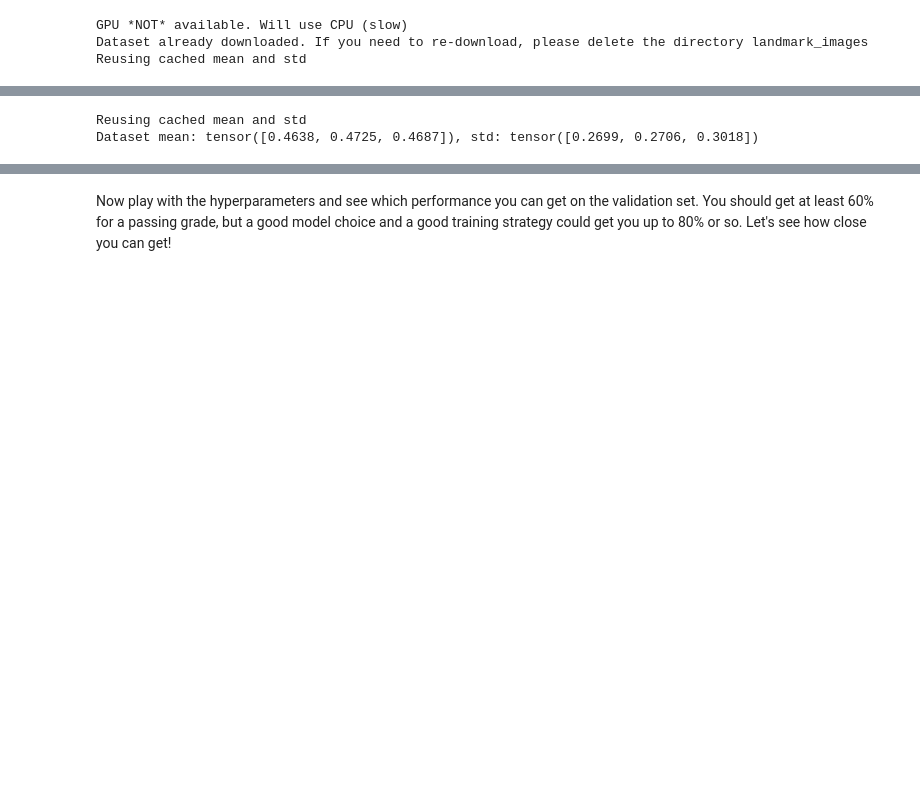
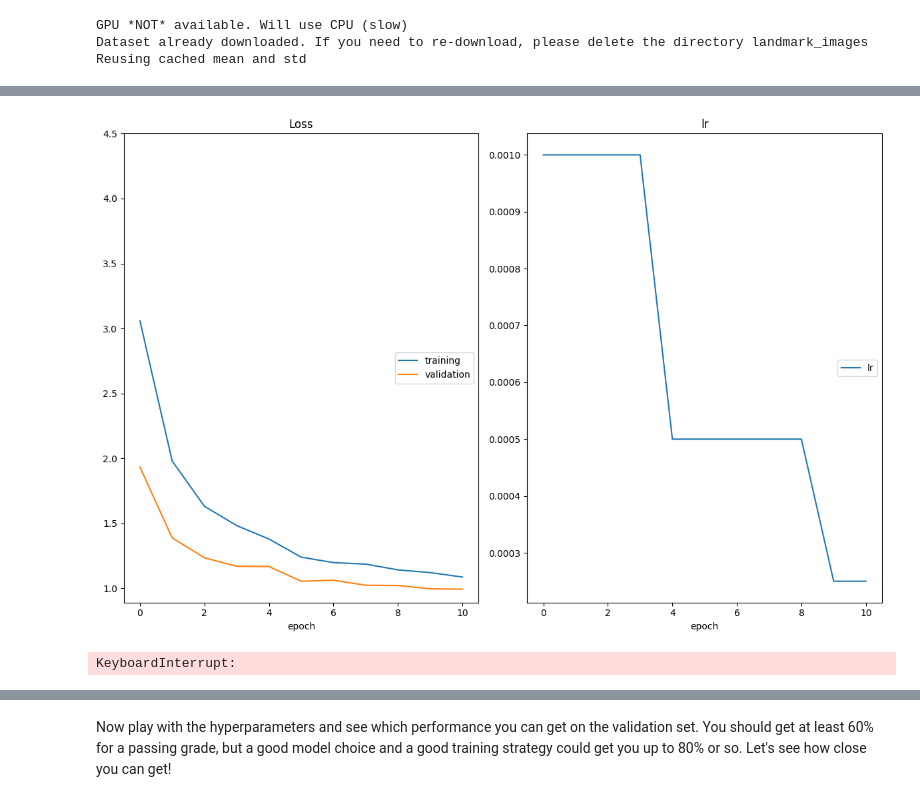
Before and after one commit to DevanshR1123/Landmark-Tagging-in-Images-using-CNN, a Jupyter notebook: transfer_learning.ipynb, the cells around one changed output, grey strips where cells are left out. Drawn from its saved outputs; the diff is of its cells as text; code cells hidden in the pictures; blank space fills up the shorter version.

```diff
--- a/transfer_learning.ipynb
+++ b/transfer_learning.ipynb
@@ -49,35 +51,35 @@ weight_decay = 0.0 # regularization. Increase this to combat overfitting
 from src.data import get_data_loaders
 from src.optimization import get_optimizer, get_loss
 from src.train import optimize
 from src.transfer import get_model_transfer_learning
 
 # Get a model using get_model_transfer_learning. Use one of the names reported here:
 # https://pytorch.org/vision/0.10/models.html
 # For example, if you want to load ResNet 18, use "resnet18"
 # NOTE: use the hyperparameters defined in the previous cell, do NOT copy/paste the
 # values
-model_transfer = get_model_transfer_learning('resnet50', n_classes=num_classes)
+model_transfer = get_model_transfer_learning("resnet50", n_classes=num_classes)
 
 # train the model
 data_loaders = get_data_loaders(batch_size=batch_size)
 optimizer = get_optimizer(
     model_transfer,
     learning_rate=learning_rate,
     optimizer=opt,
     weight_decay=weight_decay,
 )
 loss = get_loss()
 
 optimize(
     data_loaders,
     model_transfer,
     optimizer,
     loss,
     n_epochs=num_epochs,
     save_path="checkpoints/model_transfer.pt",
-    interactive_tracking=True
+    interactive_tracking=True,
 )
 # %% [output]
+[figure, added]
-Reusing cached mean and std
-Dataset mean: tensor([0.4638, 0.4725, 0.4687]), std: tensor([0.2699, 0.2706, 0.3018])
+KeyboardInterrupt:
 # %% [markdown]
```
Also changed, not shown: parts of 6 cells of this notebook, 4 other files.
